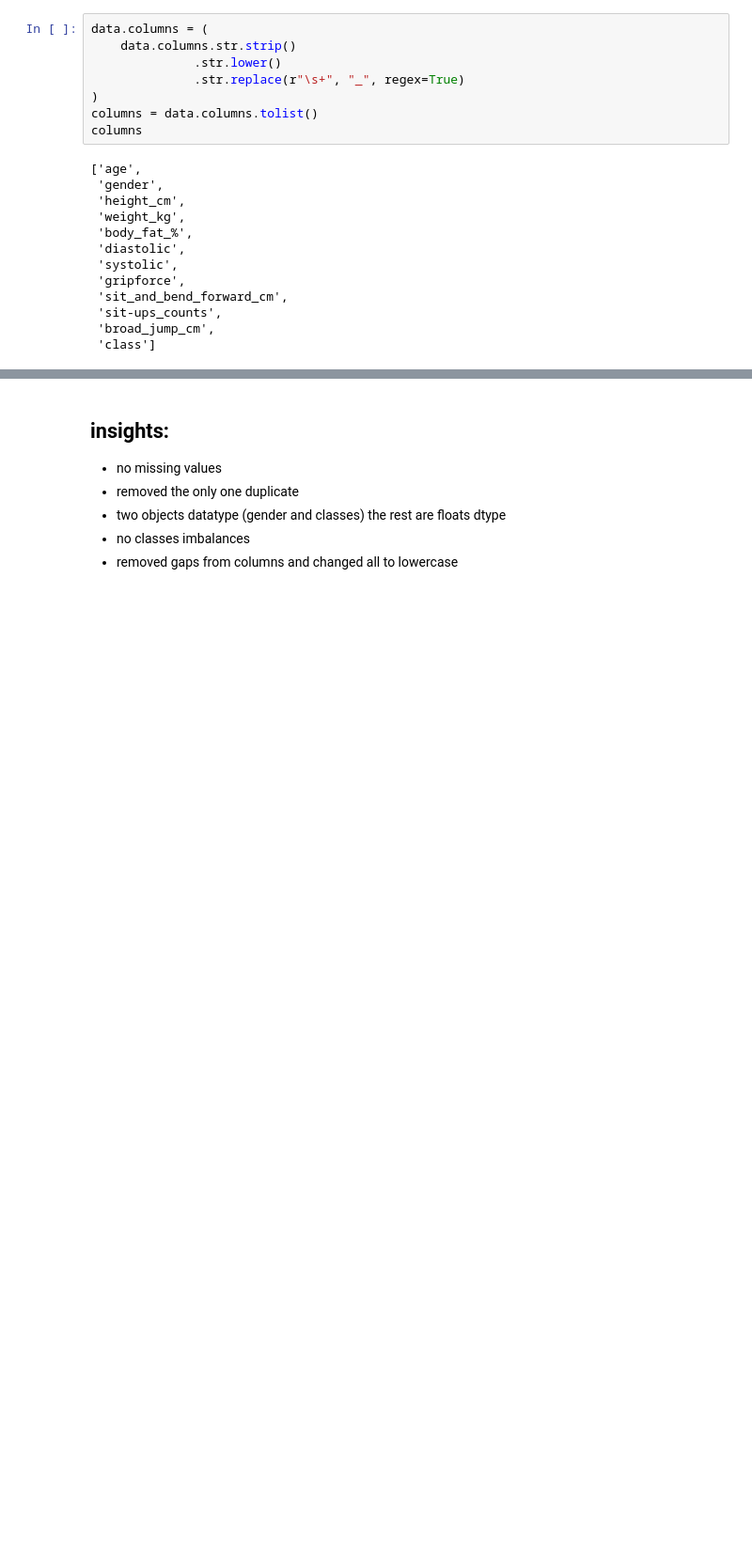
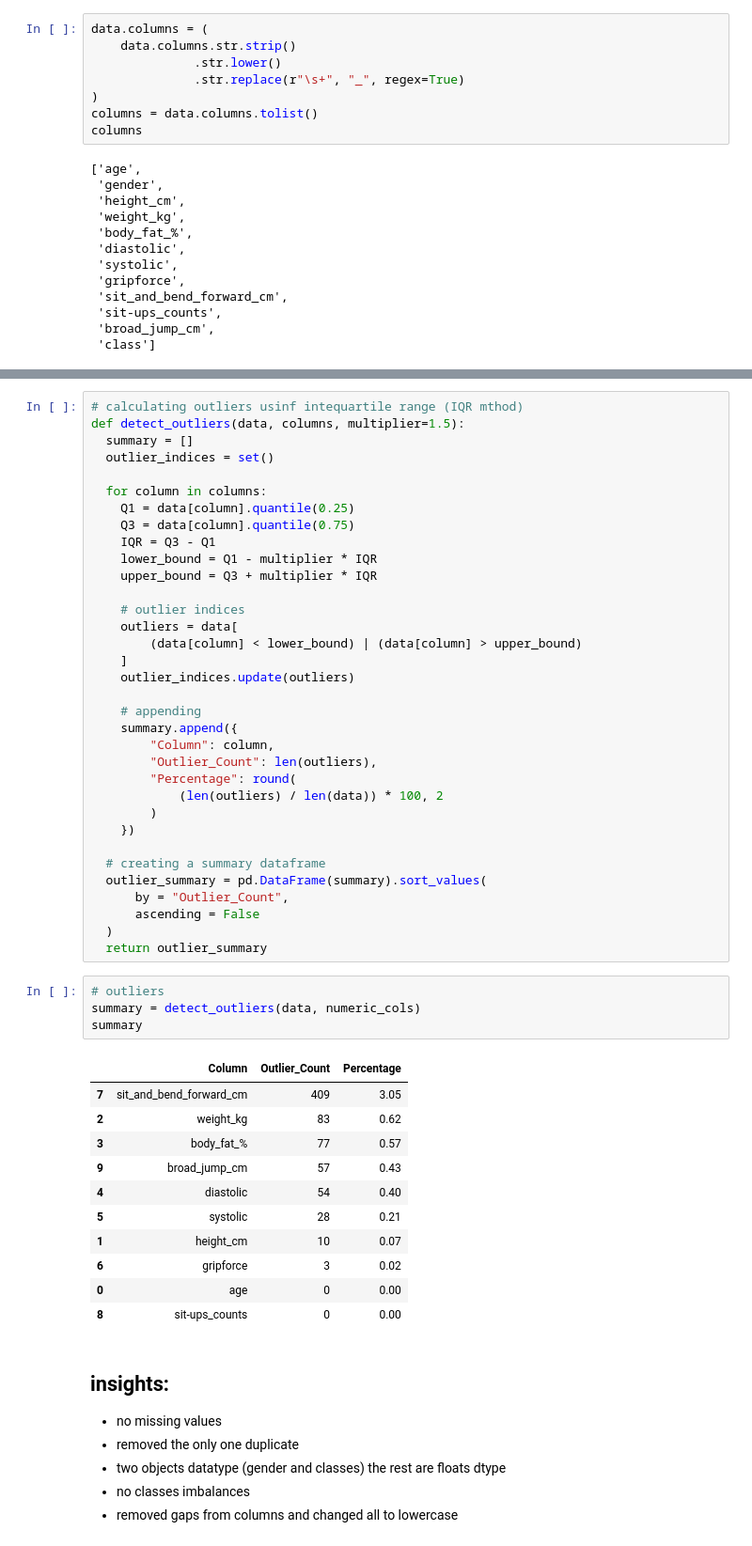
Before and after one commit to kamijoseph/Personalised-Health-and-Fitness, a Jupyter notebook: notebook/fit.ipynb, the cells around one changed output, grey strips where cells are left out. Shown at 94% size. Drawn from its saved outputs; the diff is of its cells as text; blank space fills up the shorter version.

```diff
--- a/notebook/fit.ipynb
+++ b/notebook/fit.ipynb
@@ -160,3 +168,53 @@ columns
+# %%
+# calculating outliers usinf intequartile range (IQR mthod)
+def detect_outliers(data, columns, multiplier=1.5):
+  summary = []
+  outlier_indices = set()
+
+  for column in columns:
+    Q1 = data[column].quantile(0.25)
+    Q3 = data[column].quantile(0.75)
+    IQR = Q3 - Q1
+    lower_bound = Q1 - multiplier * IQR
+    upper_bound = Q3 + multiplier * IQR
+
+    # outlier indices
+    outliers = data[
+        (data[column] < lower_bound) | (data[column] > upper_bound)
+    ]
+    outlier_indices.update(outliers)
+
+    # appending
+    summary.append({
+        "Column": column,
+        "Outlier_Count": len(outliers),
+        "Percentage": round(
+            (len(outliers) / len(data)) * 100, 2
+        )
+    })
+
+  # creating a summary dataframe
+  outlier_summary = pd.DataFrame(summary).sort_values(
+      by = "Outlier_Count",
+      ascending = False
+  )
+  return outlier_summary
+# %%
+# outliers
+summary = detect_outliers(data, numeric_cols)
+summary
+# %% [output]
+|  | Column | Outlier_Count | Percentage |
+| 7 | sit_and_bend_forward_cm | 409 | 3.05 |
+| 2 | weight_kg | 83 | 0.62 |
+| 3 | body_fat_% | 77 | 0.57 |
+| 9 | broad_jump_cm | 57 | 0.43 |
+| 4 | diastolic | 54 | 0.40 |
+| 5 | systolic | 28 | 0.21 |
+| 1 | height_cm | 10 | 0.07 |
+| 6 | gripforce | 3 | 0.02 |
+| 0 | age | 0 | 0.00 |
+| 8 | sit-ups_counts | 0 | 0.00 |
 # %% [markdown]
 ## insights:
   - no missing values
```
Also changed, not shown: parts of 4 cells of this notebook.
